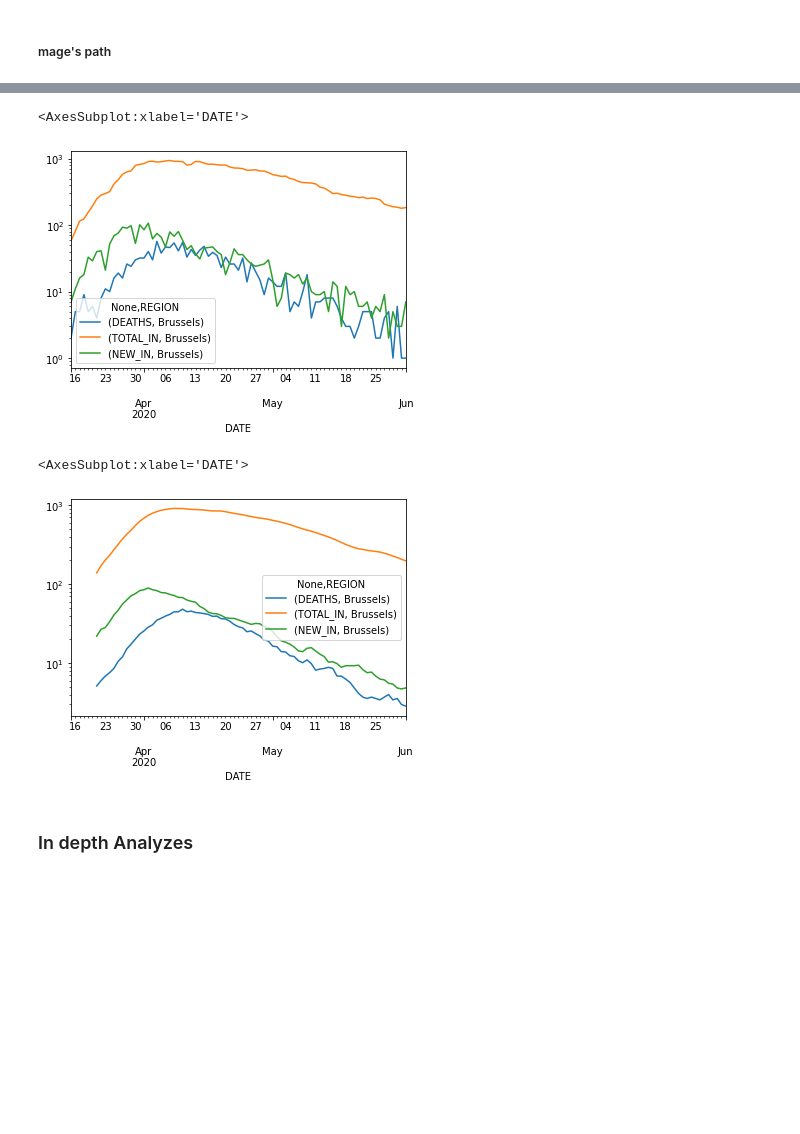
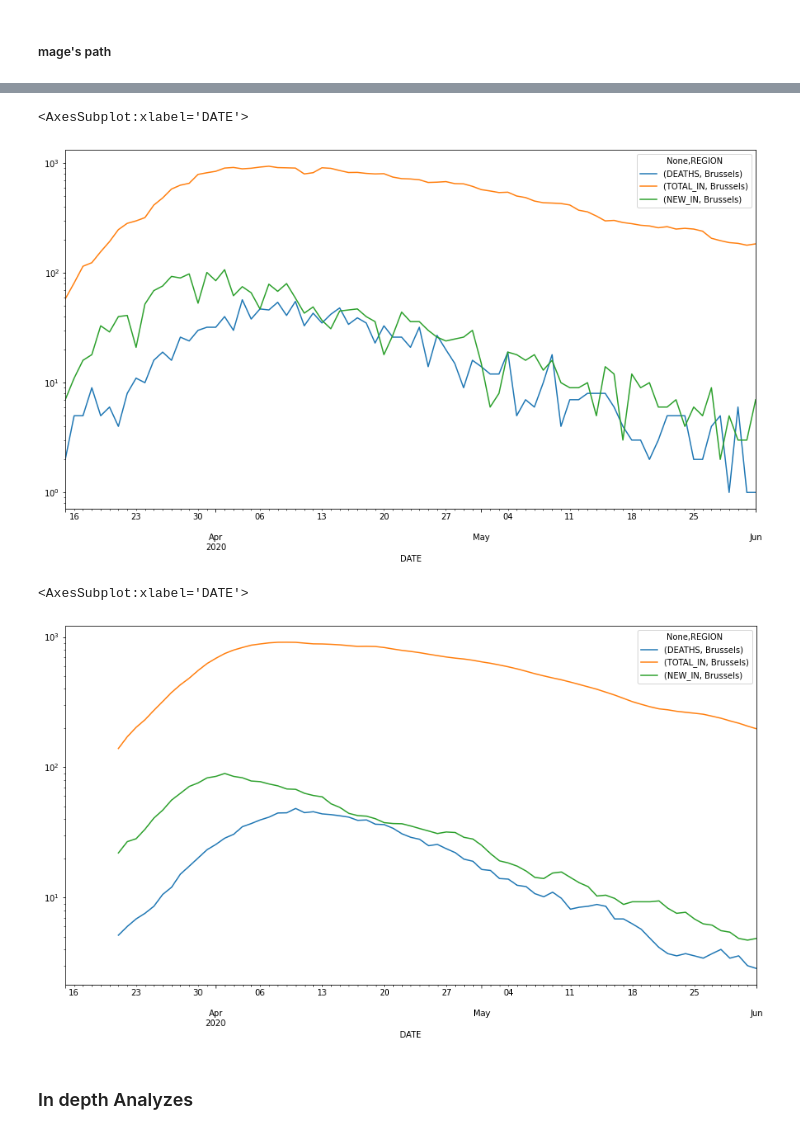
Before and after one commit to Demesmaeker/workshop-IBM-covid, a Jupyter notebook: main.ipynb, the cells around one changed output, grey strips where cells are left out. Saved outputs shown, nothing was run; the diff lists cells and outputs as text; code cells hidden in the pictures; blank space fills up the shorter version.

```diff
--- a/main.ipynb
+++ b/main.ipynb
@@ -309,5 +339,6 @@ Name: REGION, dtype: int64
 # %%
-final_pivot = final.pivot(index="DATE",columns="REGION",values=["DEATHS","TOTAL_IN","NEW_IN"])
+final_pivot = final.pivot(index="DATE",columns="REGION",values=['DEATHS', 'TOTAL_IN', 'TOTAL_IN_ICU','TOTAL_IN_RESP',
+                                                                'TOTAL_IN_ECMO', 'NEW_IN', 'NEW_OUT'])
 # %%
 final_pivot
 # %% [output]
@@ -375,15 +406,15 @@ final_pivot[[('DEATHS', 'Brussels'), ('TOTAL_IN', 'Brussels'), ('NEW_IN', 'Bruss
 # %%
 final_pivot[[('DEATHS', 'Brussels'), ('TOTAL_IN', 'Brussels'), ('NEW_IN', 'Brussels')]
-           ].loc['20200301':'20200601'].plot(logy=True)
+           ].loc['20200301':'20200601'].plot(logy=True,figsize=(15,8))
 # %% [output]
 <AxesSubplot:xlabel='DATE'>
-[figure, old version]
+[figure, new version]
 # %%
 final_pivot[[('DEATHS', 'Brussels'), ('TOTAL_IN', 'Brussels'), ('NEW_IN', 'Brussels')]
-           ].rolling(7).mean().loc['20200301':'20200601'].plot(logy=True)
+           ].rolling(7).mean().loc['20200301':'20200601'].plot(logy=True,figsize=(15,8))
 # %% [output]
 <AxesSubplot:xlabel='DATE'>
-[figure, old version]
+[figure, new version]
 # %% [markdown]
 ### In depth Analyzes
 # %%
```
Also changed, not shown: parts of 23 cells of this notebook.
